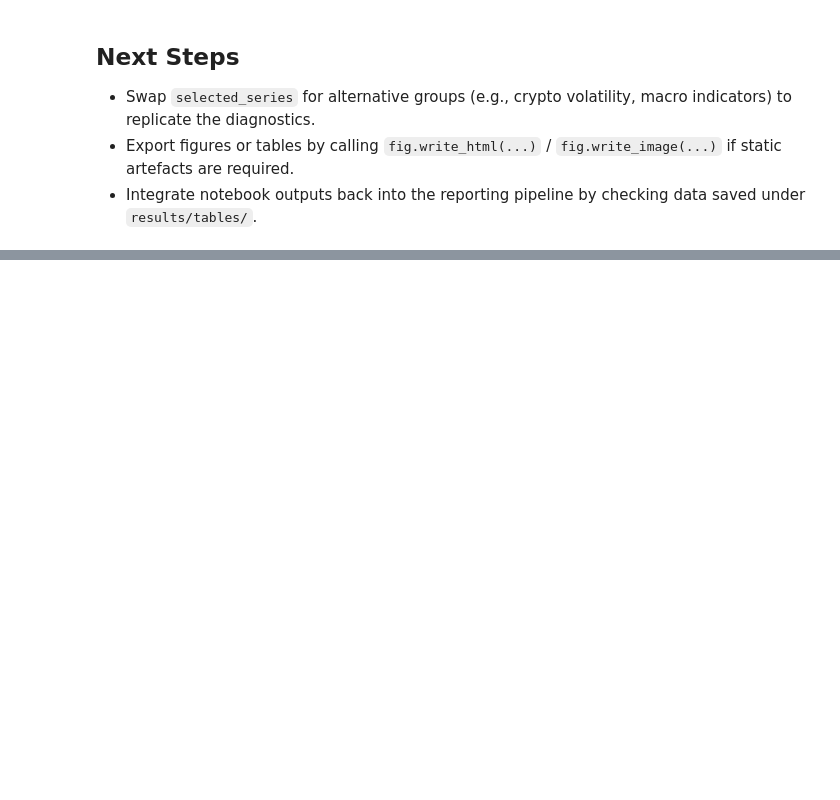
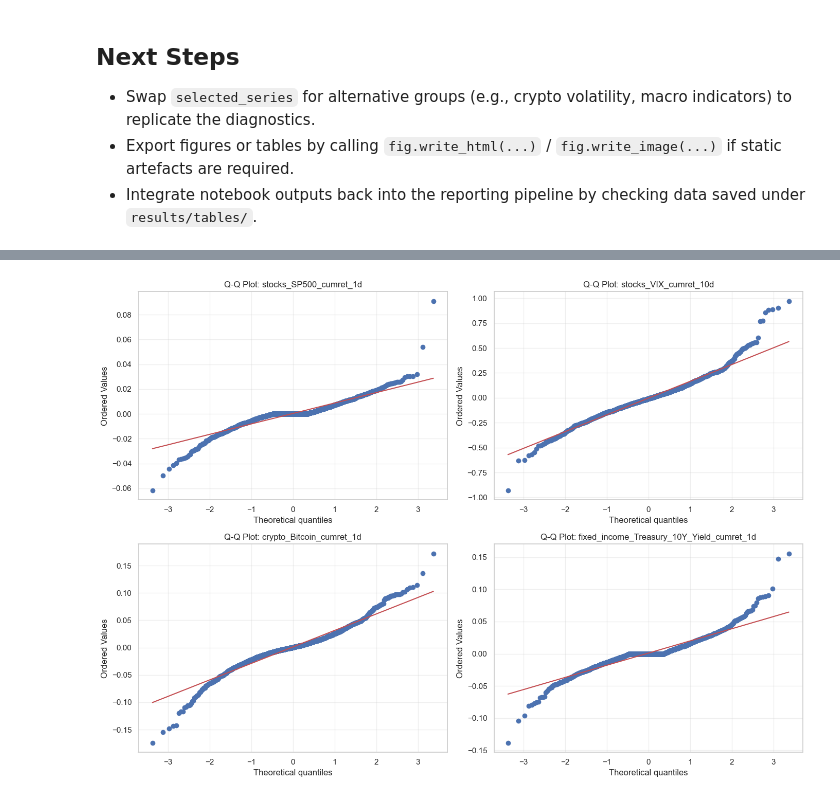
Before and after one commit to Evintkoo/macro-announcement-effect, a Jupyter notebook: notebooks/plotting_and_analysis.ipynb, the cells around one changed output, grey strips where cells are left out. Cells and saved outputs as stored; diff of their text form; code cells hidden in the pictures; blank space fills up the shorter version.

```diff
--- a/notebooks/plotting_and_analysis.ipynb
+++ b/notebooks/plotting_and_analysis.ipynb
@@ -270,0 +430,16 @@ fig.show()
+# %%
+# Q-Q plots for normality assessment
+fig, axes = plt.subplots(2, 2, figsize=(14, 10))
+axes = axes.flatten()
+
+for idx, series in enumerate(selected_series):
+    ax = axes[idx]
+    data = aligned_sample[series].dropna()
+    stats.probplot(data, dist="norm", plot=ax)
+    ax.set_title(f"Q-Q Plot: {series}")
+    ax.grid(True, alpha=0.3)
+
+plt.tight_layout()
+plt.show()
+# %% [output]
+[figure, added]
```
Also changed, not shown: parts of 31 cells of this notebook, 10 other files.
